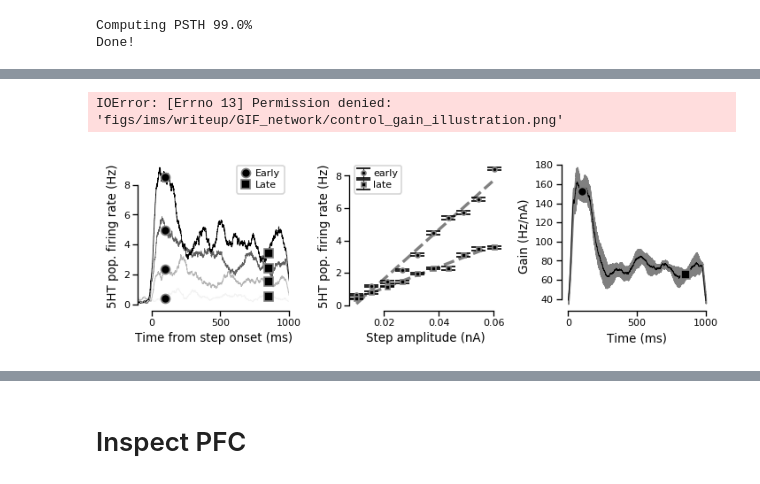
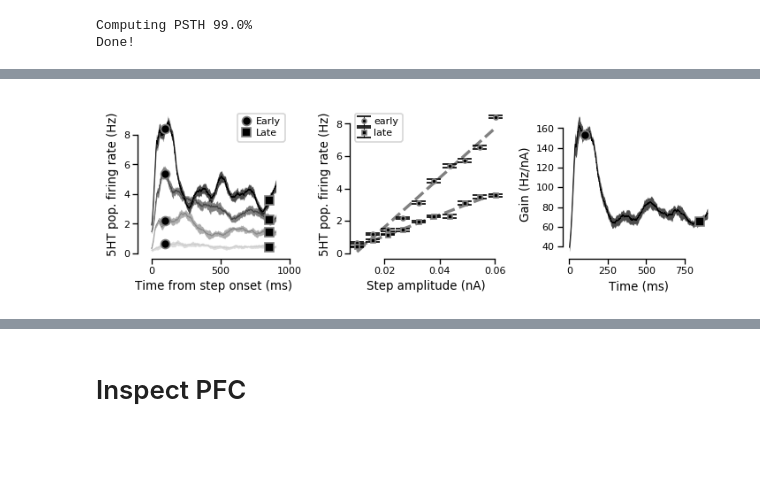
Before and after one commit to nauralcodinglab/raphegif, a Jupyter notebook: figs/scripts/writeup/gain_illustration.ipynb, the cells around one changed output, grey strips where cells are left out. Cells and saved outputs as stored; diff of their text form; code cells hidden in the pictures; blank space fills up the shorter version.

```diff
--- a/figs/scripts/writeup/gain_illustration.ipynb
+++ b/figs/scripts/writeup/gain_illustration.ipynb
@@ -185,3 +313,5 @@ def gain_uncertainty_plot(t_vec, )
+# %%
+visualizer = GainSimulationVisualizer(psth_df, step_amplitudes, (800., 900.), (1000., 1900.))
 # %%
 ser_ctrl_psth = select_PSTH_dataset(psth_df, 'DRN', 'KO', 'base', 'Principal PSTH')
 
@@ -198,15 +328,16 @@ spec = gs.GridSpec(1, 3)
 plt.figure(figsize=(6, 2))
 
 plt.subplot(spec[:, 0])
-plot_lines_cmap(t_vec, ser_ctrl_psth[0, ::3, :].T, cmap, start=0.1)
+visualizer.plot_psth('DRN', 'KO', 'base', 'Principal PSTH', range(0, 10, 3), cmap)
+#plot_lines_cmap(t_vec, ser_ctrl_psth[0, ::3, :].T, cmap, start=0.1)
 plt.plot(
     [peak_ind * 0.1 - stim_start_time] * 4,
-    ser_ctrl_psth[0, ::3, peak_ind],
+    ser_ctrl_psth[:, ::3, peak_ind].mean(axis=0),
     'ko', label='Early', markeredgecolor=markeredgecolor
 )
 plt.plot(
     [steady_ind * 0.1 - stim_start_time] * 4,
-    ser_ctrl_psth[0, ::3, steady_ind],
+    ser_ctrl_psth[:, ::3, steady_ind].mean(axis=0),
     'ks', label='Late', markeredgecolor=markeredgecolor
 )
 plt.xlim(-100., 1000.)
@@ -239,48 +370,36 @@ plot_linear_fit(step_amplitudes, ser_ctrl_psth[..., peak_ind].mean(axis=0), zord
 plot_linear_fit(step_amplitudes, ser_ctrl_psth[..., steady_ind].mean(axis=0), zorder=-1, lw=2, ls='--', color='gray')
 plt.ylabel('5HT pop. firing rate (Hz)')
 plt.xlabel('Step amplitude (nA)')
 plt.legend()
 
 plt.subplot(spec[:, 2])
+visualizer.plot_gain('DRN', 'KO', 'base', 'Principal PSTH', color='k')
 
-ser_gain, _, ser_cov = get_pointwise_gain(ser_ctrl_psth, step_amplitudes, 500., stim_start_time, cov=True)
-ser_uncertainty = np.sqrt(ser_cov[0, 0, :])
-del ser_cov
+ser_gain = GainEstimator(0.1)
+ser_gain.fit(select_PSTH_dataset(psth_df, 'DRN', 'KO', 'base', 'Principal PSTH'), step_amplitudes, (800., 900.), (1000., 1900.))
 
-plt.fill_between(
-    t_vec[timeToIndex(stim_start_time, 0.1)[0]:],
-    ser_gain - ser_uncertainty,
-    ser_gain + ser_uncertainty,
-    color='gray'
-)
-plt.plot(
-    t_vec[timeToIndex(stim_start_time, 0.1)[0]:],
-    ser_gain,
-    'k-'
-)
 plt.plot(
     [peak_ind * 0.1 - stim_start_time],
-    [ser_gain[peak_ind - timeToIndex(stim_start_time, 0.1)[0]] ],
+    [ser_gain.gain[peak_ind - timeToIndex(stim_start_time, 0.1)[0]] ],
     'ko',
     markeredgecolor=markeredgecolor
 )
 plt.plot(
     [steady_ind * 0.1 - stim_start_time],
-    [ser_gain[steady_ind - timeToIndex(stim_start_time, 0.1)[0]]],
+    [ser_gain.gain[steady_ind - timeToIndex(stim_start_time, 0.1)[0]]],
     'ks',
     markeredgecolor=markeredgecolor
 )
 plt.ylabel('Gain (Hz/nA)')
 plt.xlabel('Time (ms)')
 
 sns.despine(trim=True)
 
 plt.tight_layout()
 
 if IMG_PATH is not None:
     plt.savefig(os.path.join(IMG_PATH, 'control_gain_illustration.png'))
 
 del ser_ctrl_psth, ser_gain
 # %% [output]
-IOError: [Errno 13] Permission denied: 'figs/ims/writeup/GIF_network/control_gain_illustration.png'
-[figure, old version]
+[figure, new version]
```
Also changed, not shown: parts of 12 cells of this notebook.
